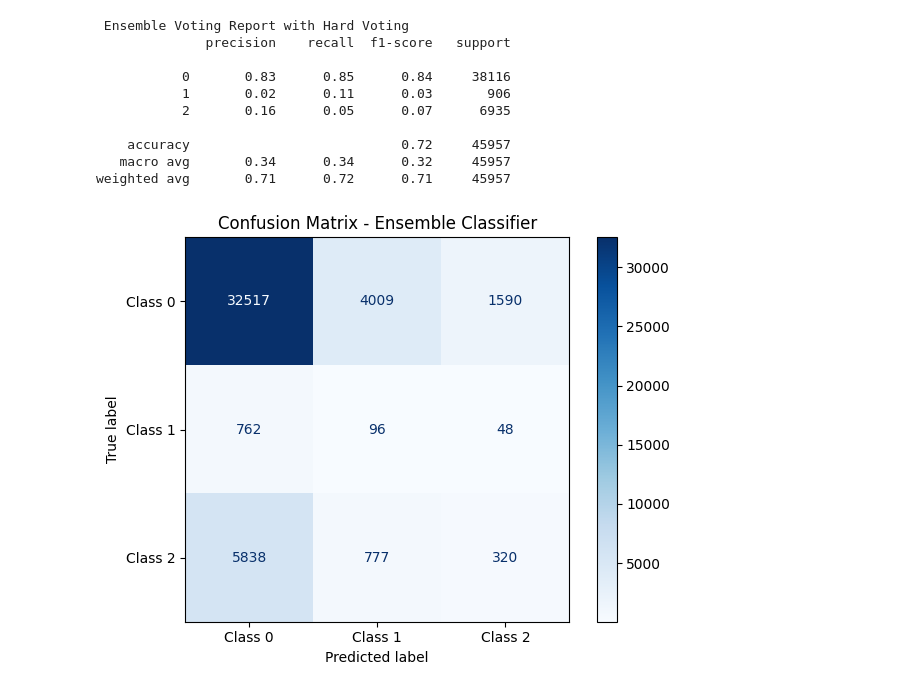
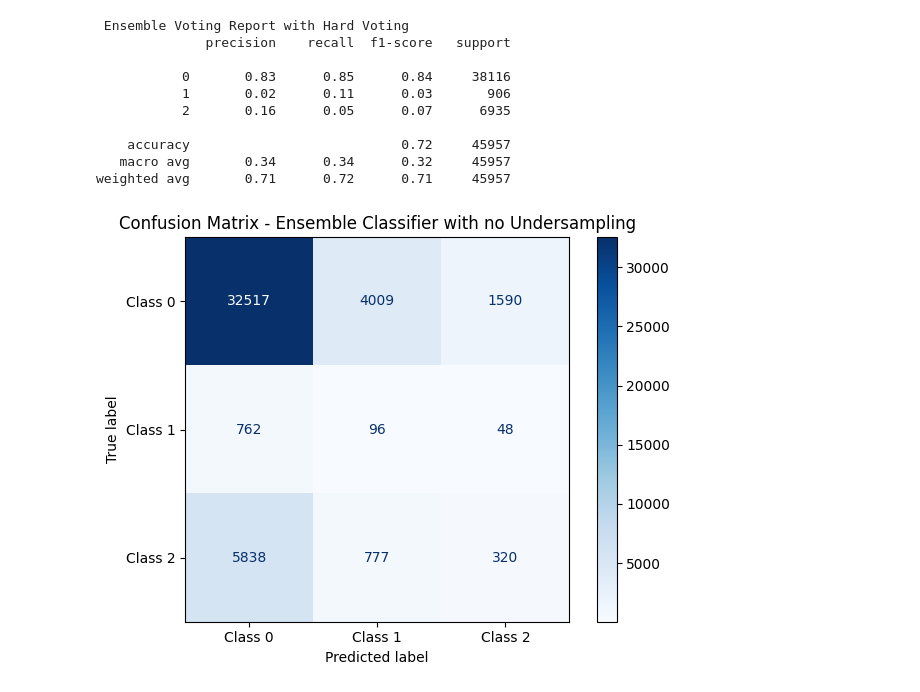
Before and after one commit to YaroslawBagriy/DiabetesRiskClassifier, a Jupyter notebook: notebooks/ensemble_voting.ipynb, the cells around one changed output. Cells and saved outputs as stored; diff of their text form; code cells hidden in the pictures.

```diff
--- a/notebooks/ensemble_voting.ipynb
+++ b/notebooks/ensemble_voting.ipynb
@@ -38,13 +38,13 @@ weighted avg       0.71      0.72      0.71     45957
 # %%
 # Compute confusion matrix
 cm = confusion_matrix(y_test, y_ensemble, labels=[0, 1, 2])
 
 # Plot confusion matrix
 disp = ConfusionMatrixDisplay(confusion_matrix=cm, display_labels=["Class 0", "Class 1", "Class 2"])
 disp.plot(cmap=plt.cm.Blues, values_format='d')
-plt.title("Confusion Matrix - Ensemble Classifier")
+plt.title("Confusion Matrix - Ensemble Classifier with no Undersampling")
 plt.grid(False)
 plt.tight_layout()
 plt.show()
 # %% [output]
-[figure, old version]
+[figure, new version]
```
Also changed, not shown: 1 other file.
